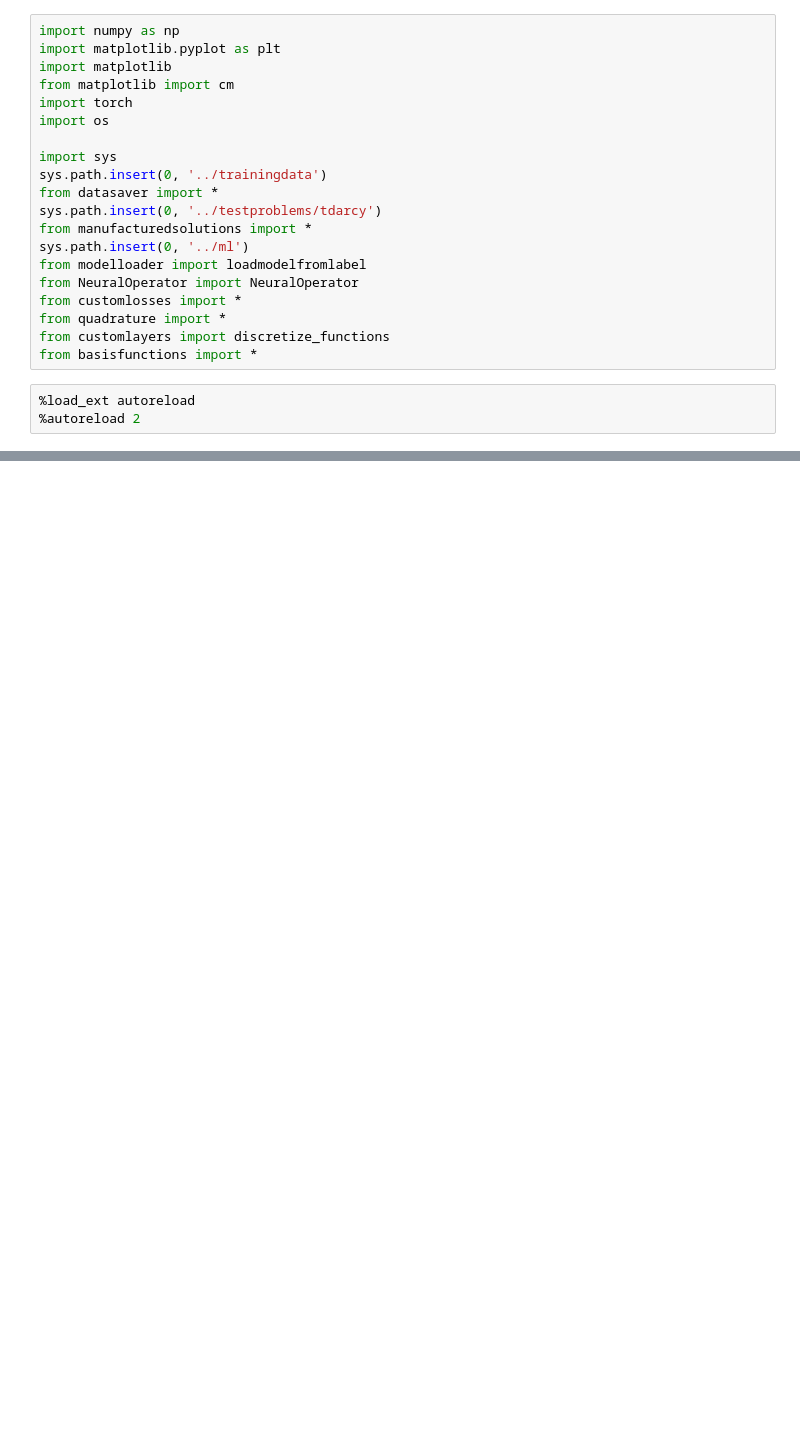
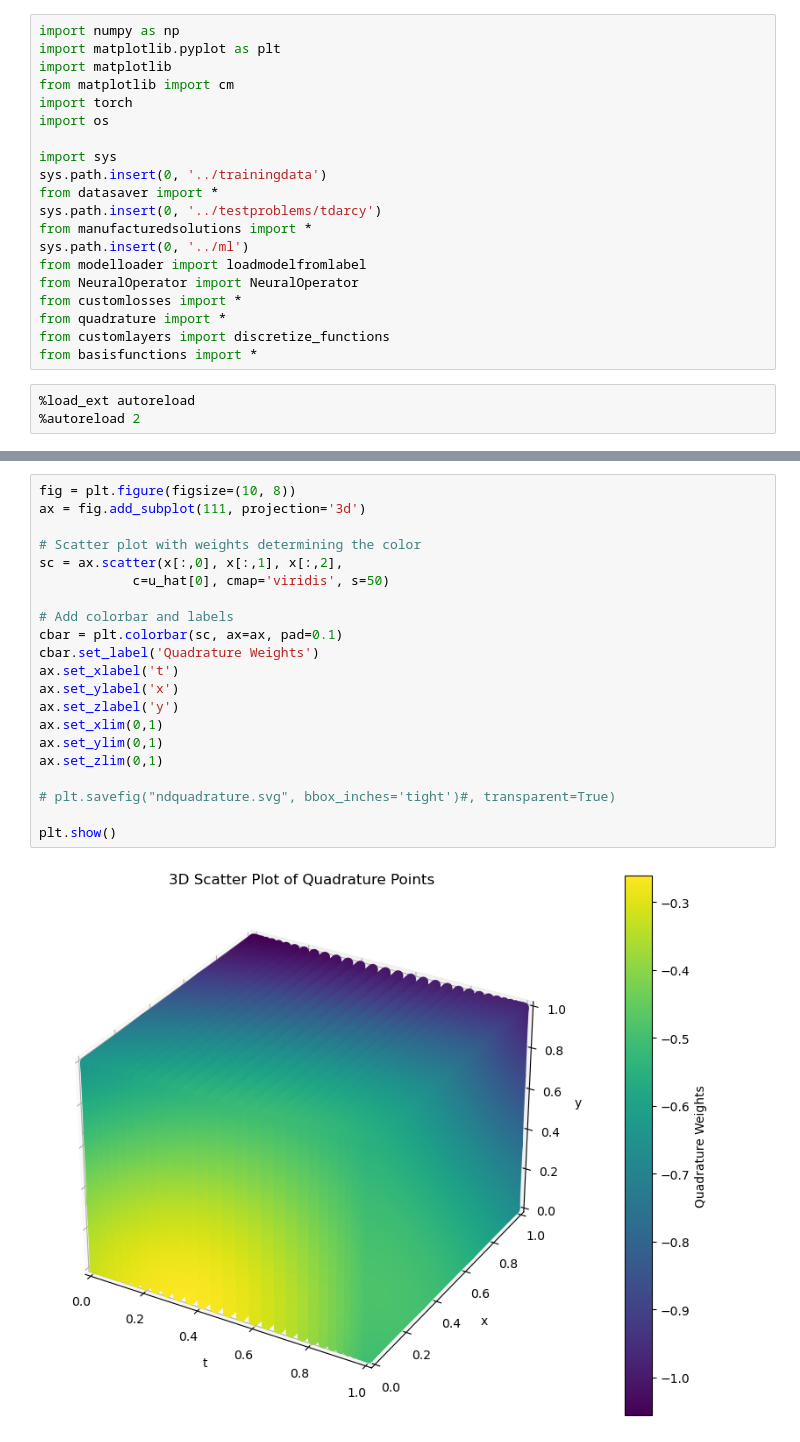
Before and after one commit to JoostHMPrins/ngo, a Jupyter notebook: analysisnotebooks/scales.ipynb, the cells around one changed output, grey strips where cells are left out. Saved outputs shown, nothing was run; the diff lists cells and outputs as text; blank space fills up the shorter version.

```diff
--- a/analysisnotebooks/scales.ipynb
+++ b/analysisnotebooks/scales.ipynb
@@ -288,3 +321,26 @@ Error:
+# %%
+fig = plt.figure(figsize=(10, 8))
+ax = fig.add_subplot(111, projection='3d')
+
+# Scatter plot with weights determining the color
+sc = ax.scatter(x[:,0], x[:,1], x[:,2],
+            c=u_hat[0], cmap='viridis', s=50)
+
+# Add colorbar and labels
+cbar = plt.colorbar(sc, ax=ax, pad=0.1)
+cbar.set_label('Quadrature Weights')
+ax.set_xlabel('t')
+ax.set_ylabel('x')
+ax.set_zlabel('y')
+ax.set_xlim(0,1)
+ax.set_ylim(0,1)
+ax.set_zlim(0,1)
+
+# plt.savefig("ndquadrature.svg", bbox_inches='tight')#, transparent=True)
+
+plt.show()
+# %% [output]
+[figure, added]
 # %%
 N_samples = 100
 
```
Also changed, not shown: parts of 6 cells of this notebook, 9 other files.
